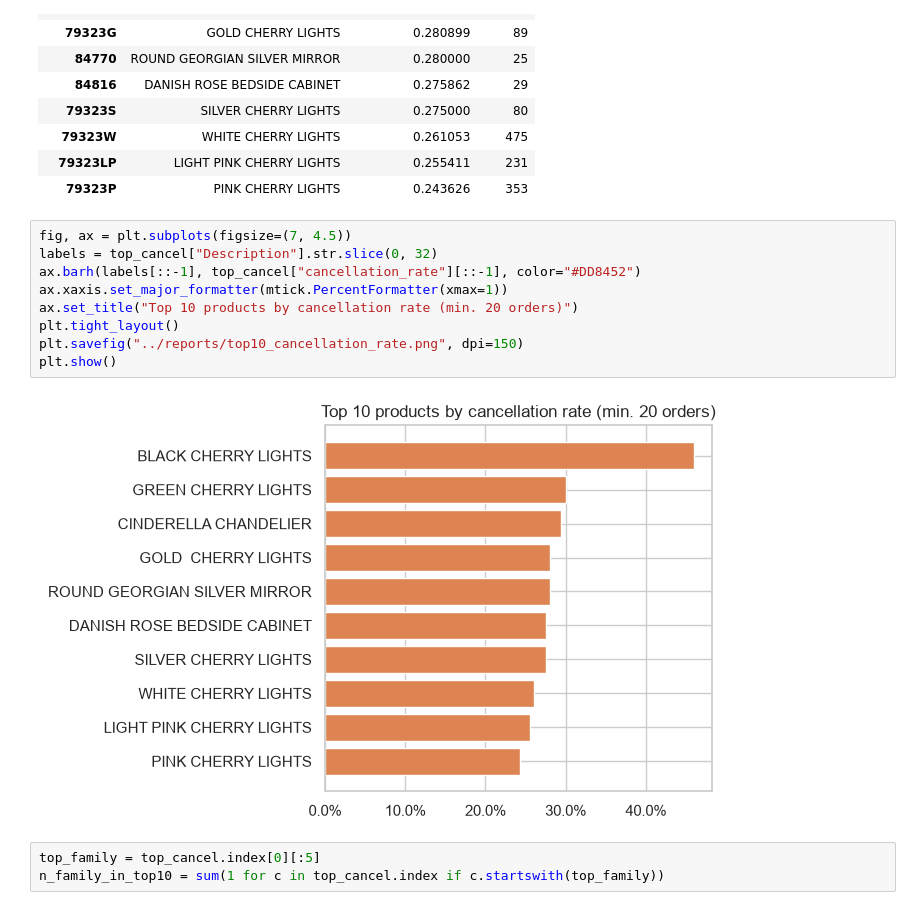
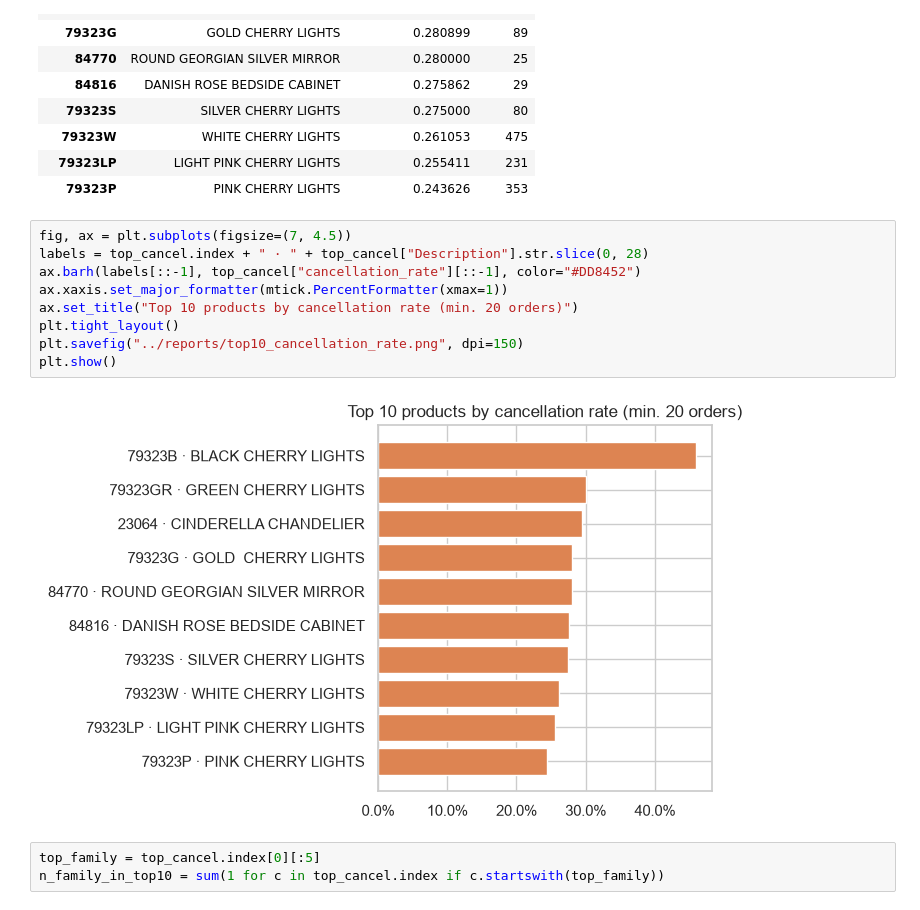
Before and after one commit to juliettebm/customer-analytics-retail, a Jupyter notebook: notebooks/06_catalog_quality.ipynb, the cells around one changed output. Drawn from its saved outputs; the diff is of its cells as text.

```diff
--- a/notebooks/06_catalog_quality.ipynb
+++ b/notebooks/06_catalog_quality.ipynb
@@ -531,15 +538,15 @@ top_cancel
 | 79323P | PINK CHERRY LIGHTS | 0.243626 | 353 |
 # %%
 fig, ax = plt.subplots(figsize=(7, 4.5))
-labels = top_cancel["Description"].str.slice(0, 32)
+labels = top_cancel.index + " · " + top_cancel["Description"].str.slice(0, 28)
 ax.barh(labels[::-1], top_cancel["cancellation_rate"][::-1], color="#DD8452")
 ax.xaxis.set_major_formatter(mtick.PercentFormatter(xmax=1))
 ax.set_title("Top 10 products by cancellation rate (min. 20 orders)")
 plt.tight_layout()
 plt.savefig("../reports/top10_cancellation_rate.png", dpi=150)
 plt.show()
 # %% [output]
-[figure, old version]
+[figure, new version]
 # %%
 top_family = top_cancel.index[0][:5]
 n_family_in_top10 = sum(1 for c in top_cancel.index if c.startswith(top_family))
```
Also changed, not shown: parts of 4 cells of this notebook, 3 other files.
